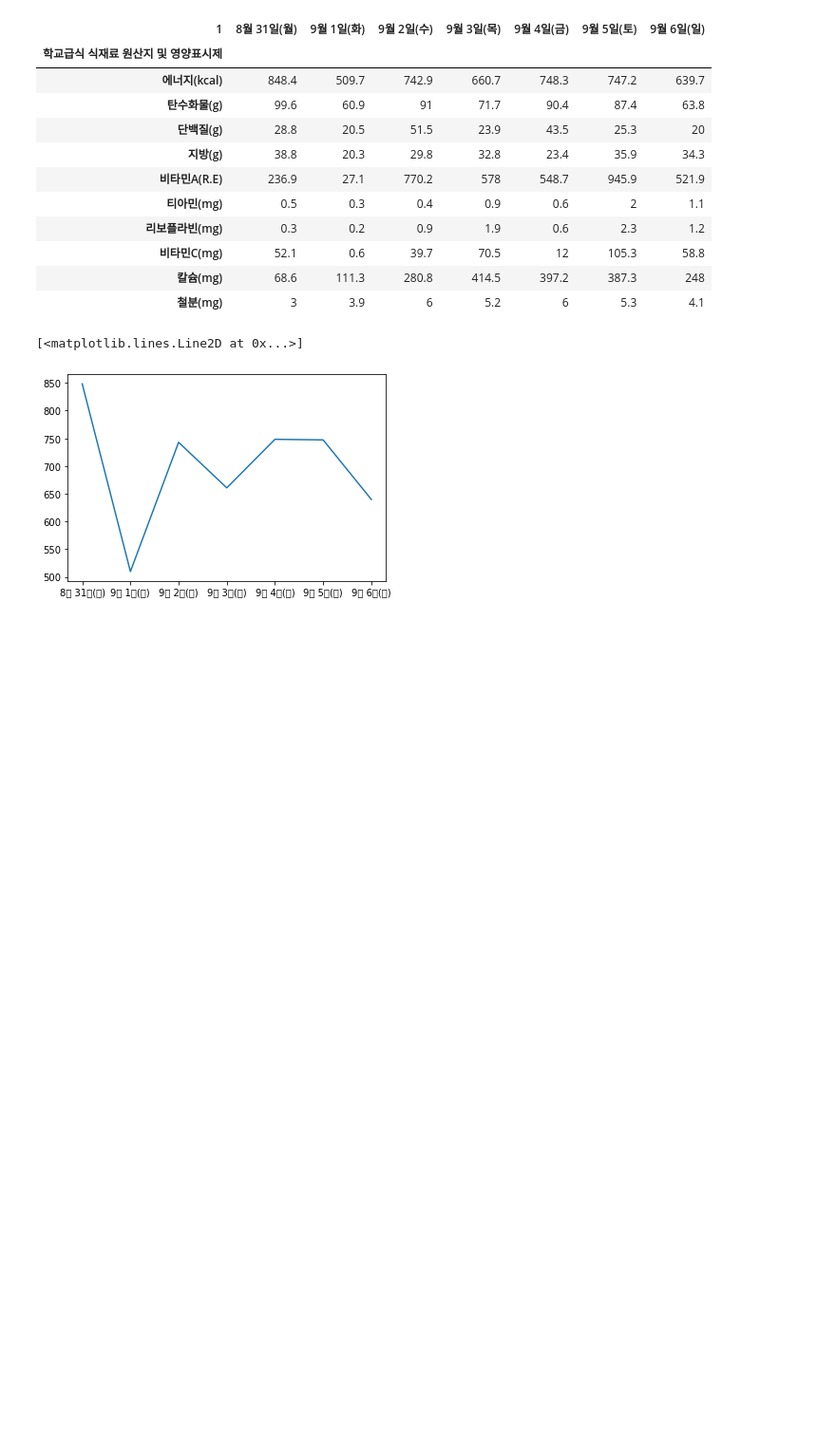
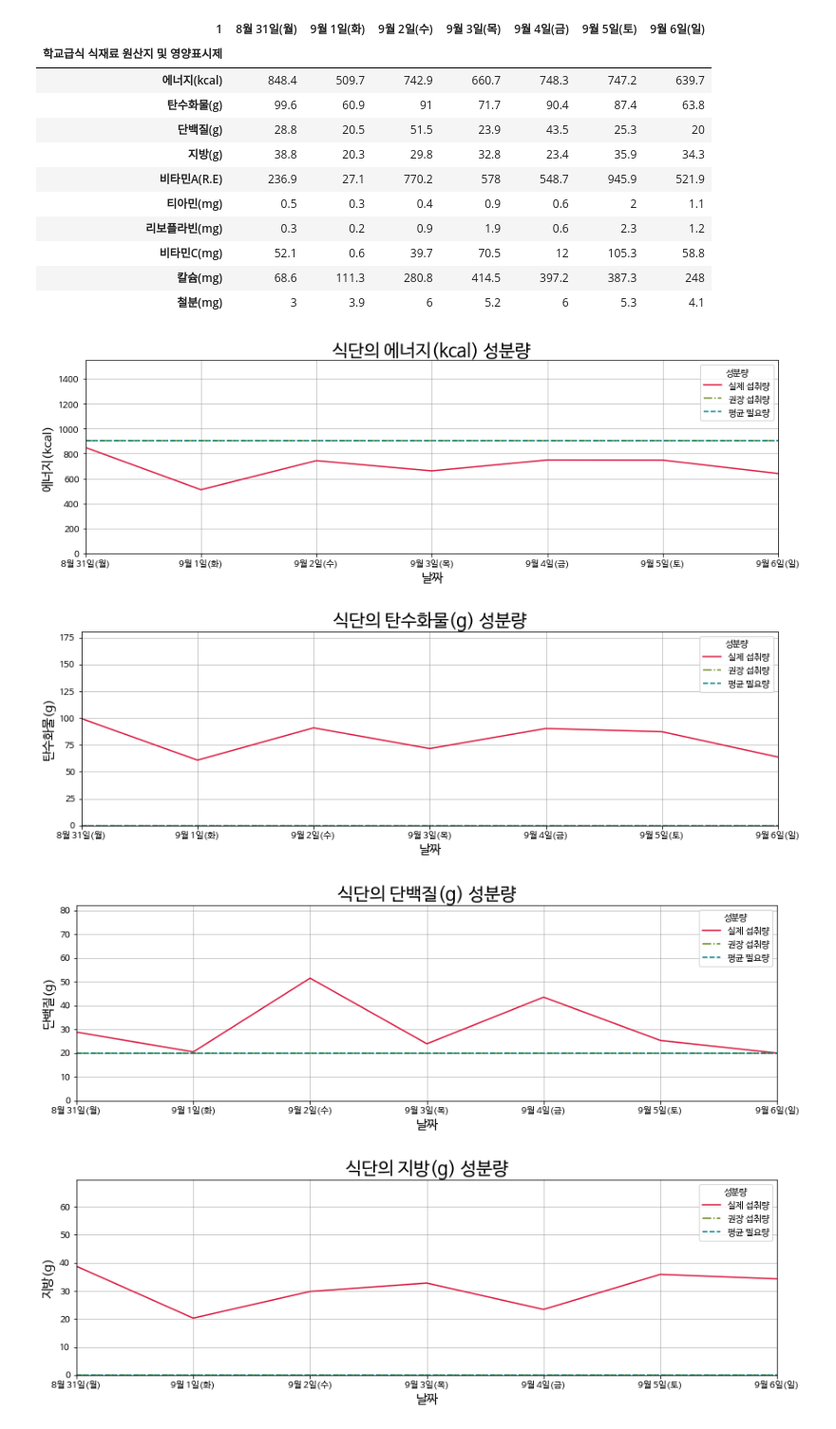
Before and after one commit to Kimdonghyeon7645/JUMP-UP-Project_DSM_school_meal_Analysis, a Jupyter notebook: main.ipynb, the cells around one changed output. Shown at 95% size. Cells and saved outputs as stored; diff of their text form; code cells hidden in the pictures; blank space fills up the shorter version.

```diff
--- a/main.ipynb
+++ b/main.ipynb
@@ -90,6 +90,7 @@ yong = tail.T[1:4]
 yong.index = tail.T[1:4][28]
 yong.columns = tail['학교급식 식재료 원산지 및 영양표시제']
 del yong['영양소']
-yong
+yong = yong.fillna(0)
 
 day_x = meal_li[0][0][1:2].T[5:12]
+yong
@@ -135,11 +142,25 @@ daily_yong
 | 비타민C(mg) | 52.1 | 0.6 | 39.7 | 70.5 | 12 | 105.3 | 58.8 |
 | 칼슘(mg) | 68.6 | 111.3 | 280.8 | 414.5 | 397.2 | 387.3 | 248 |
 | 철분(mg) | 3 | 3.9 | 6 | 5.2 | 6 | 5.3 | 4.1 |
-# %%
-import matplotlib.pyplot as plt
-
-for i in range(10):
-    plt.plot(daily_yong[i])
-# %% [output]
-[<matplotlib.lines.Line2D at 0x...>]
-[figure, removed]
+# %%
+import matplotlib.pyplot as plt
+
+plt.rc('font', family='NanumBarunGothic')
+plt.rcParams["figure.figsize"] = (14,4)
+for i in range(10):
+    plt.axis([0, 6, 0, daily_yong.iloc[i].mean() + daily_yong.iloc[i].max()])
+    plt.plot(daily_yong.columns, daily_yong.iloc[i], '-', c='crimson', label='실제 섭취량')
+    plt.plot(daily_yong.columns, [yong.iloc[1][daily_yong.index[i]]] * 7, '-.', c='olivedrab', label='권장 섭취량')
+    plt.plot(daily_yong.columns, [yong.iloc[0][daily_yong.index[i]]] * 7, '--', c='teal', label='평균 필요량')
+    plt.grid(True, color='gray', alpha=0.5)
+    plt.legend(loc="best", title='성분량')
+    plt.xlabel('날짜',fontsize=14)
+    plt.ylabel(daily_yong.index[i],fontsize=14)
+    plt.title(f'식단의 {daily_yong.index[i]} 성분량',fontsize='20')
+    plt.savefig(f'{word} {wek} {daily_yong.index[i]}.png')
+    plt.show()
+# %% [output]
+[figure, added]
+[figure, added]
+[figure, added]
+[figure, added]
```
Also changed, not shown: parts of 2 cells of this notebook.
